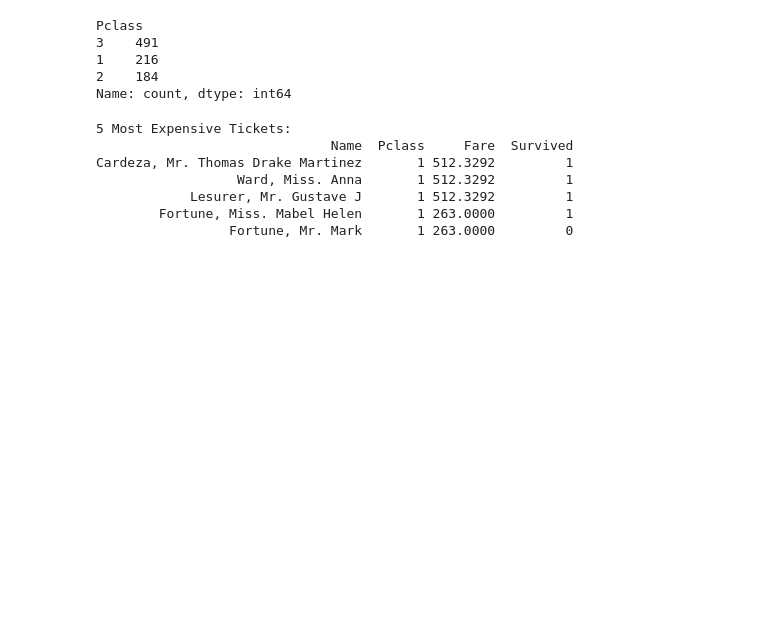
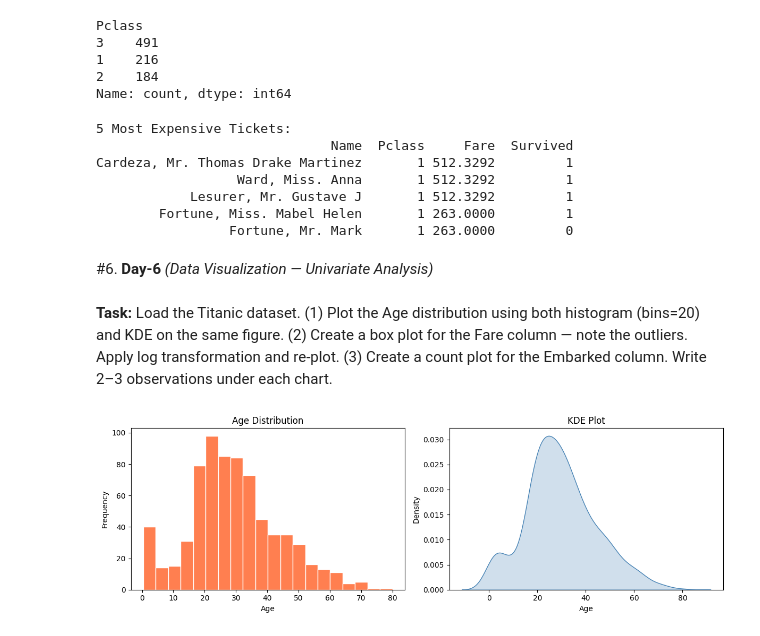
Before and after one commit to SAISANJAYR/Sai-s_IQube_Practice_Tasks, a Jupyter notebook: Sai's_IQube_Practice_Notebook.ipynb, the cells around one changed output. Saved outputs shown, nothing was run; the diff lists cells and outputs as text; code cells hidden in the pictures; blank space fills up the shorter version.

Commit message:
Added Day-6 tasks to my repo

```diff
--- a/Sai's_IQube_Practice_Notebook.ipynb
+++ b/Sai's_IQube_Practice_Notebook.ipynb
@@ -281,3 +281,29 @@ Cardeza, Mr. Thomas Drake Martinez       1 512.3292         1
             Lesurer, Mr. Gustave J       1 512.3292         1
         Fortune, Miss. Mabel Helen       1 263.0000         1
                  Fortune, Mr. Mark       1 263.0000         0
+# %% [markdown]
+#6. **Day-6** *(Data Visualization — Univariate Analysis)*
+# %% [markdown]
+**Task:** Load the Titanic dataset. (1) Plot the Age distribution using both histogram (bins=20) and KDE
+on the same figure. (2) Create a box plot for the Fare column — note the outliers. Apply log
+transformation and re-plot. (3) Create a count plot for the Embarked column. Write 2–3
+observations under each chart.
+# %%
+url = 'https://raw.githubusercontent.com/datasciencedojo/datasets/master/titanic.csv'
+df = pd.read_csv(url)
+
+# Histogram & KDE plots
+fig, axes = plt.subplots(1, 2, figsize=(12, 4))
+axes[0].hist(df['Age'], bins=20, color='coral', edgecolor='white')
+axes[0].set_title('Age Distribution')
+axes[0].set_xlabel('Age')
+axes[0].set_ylabel('Frequency')
+
+sns.kdeplot(df['Age'], ax=axes[1], fill=True, color='steelblue')
+axes[1].set_title('KDE Plot')
+axes[1].set_xlabel('Age')
+axes[1].set_title('KDE Plot')
+plt.tight_layout()
+plt.show()
+# %% [output]
+[figure, added]
```
Also changed, not shown: parts of 2 cells of this notebook.
